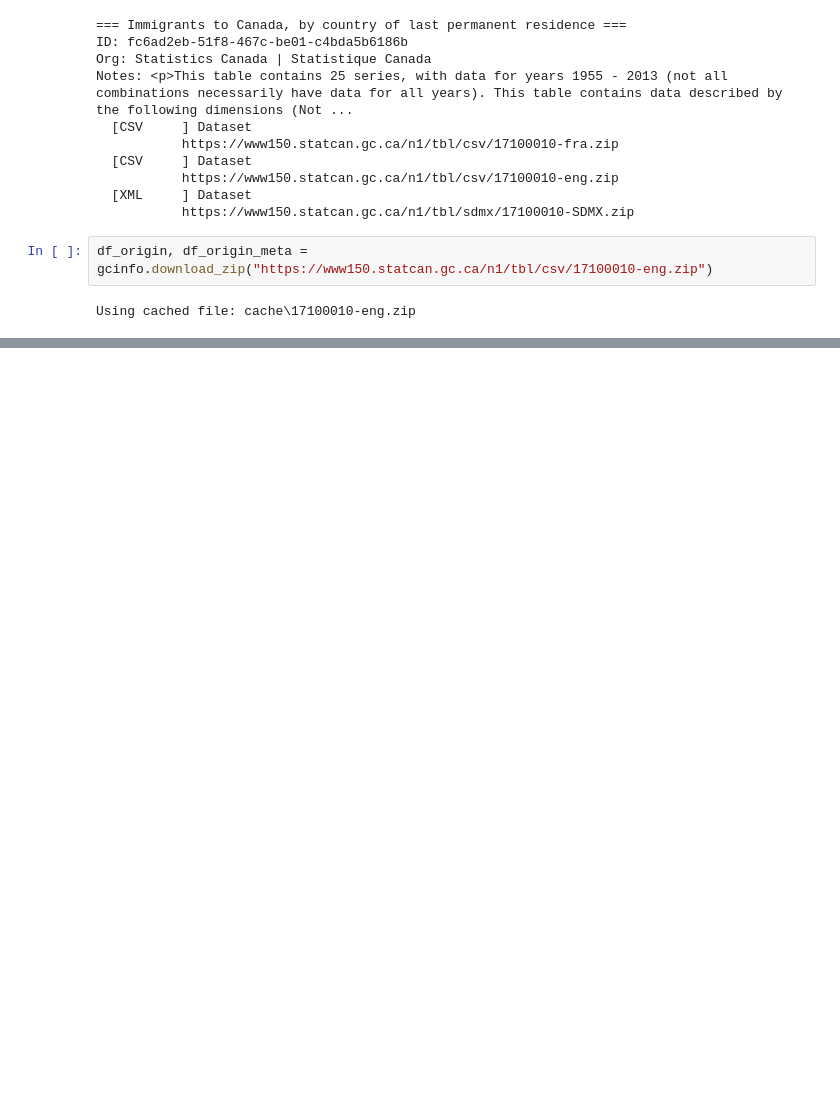
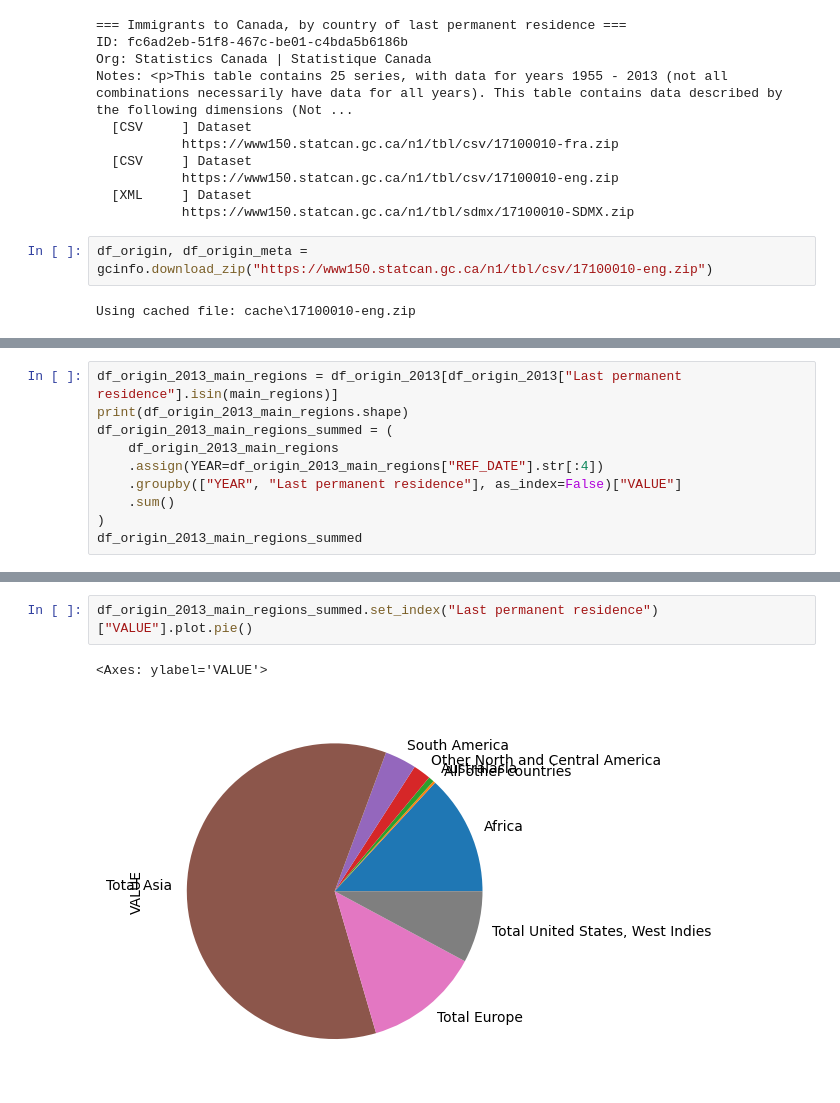
Before and after one commit to yrmo/gcinfo, a Jupyter notebook: immigrants-country-of-origin.ipynb, the cells around one changed output, grey strips where cells are left out. Cells and saved outputs as stored; diff of their text form; blank space fills up the shorter version.

```diff
--- a/immigrants-country-of-origin.ipynb
+++ b/immigrants-country-of-origin.ipynb
@@ -39,0 +94,10 @@ df_origin_1955.head()
+# %%
+df_origin_2013_main_regions = df_origin_2013[df_origin_2013["Last permanent residence"].isin(main_regions)]
+print(df_origin_2013_main_regions.shape)
+df_origin_2013_main_regions_summed = (
+    df_origin_2013_main_regions
+    .assign(YEAR=df_origin_2013_main_regions["REF_DATE"].str[:4])
+    .groupby(["YEAR", "Last permanent residence"], as_index=False)["VALUE"]
+    .sum()
+)
+df_origin_2013_main_regions_summed
@@ -39,0 +120,5 @@ df_origin_1955.head()
+# %%
+df_origin_2013_main_regions_summed.set_index("Last permanent residence")["VALUE"].plot.pie()
+# %% [output]
+<Axes: ylabel='VALUE'>
+[figure, added]
```
Also changed, not shown: parts of 9 cells of this notebook.
